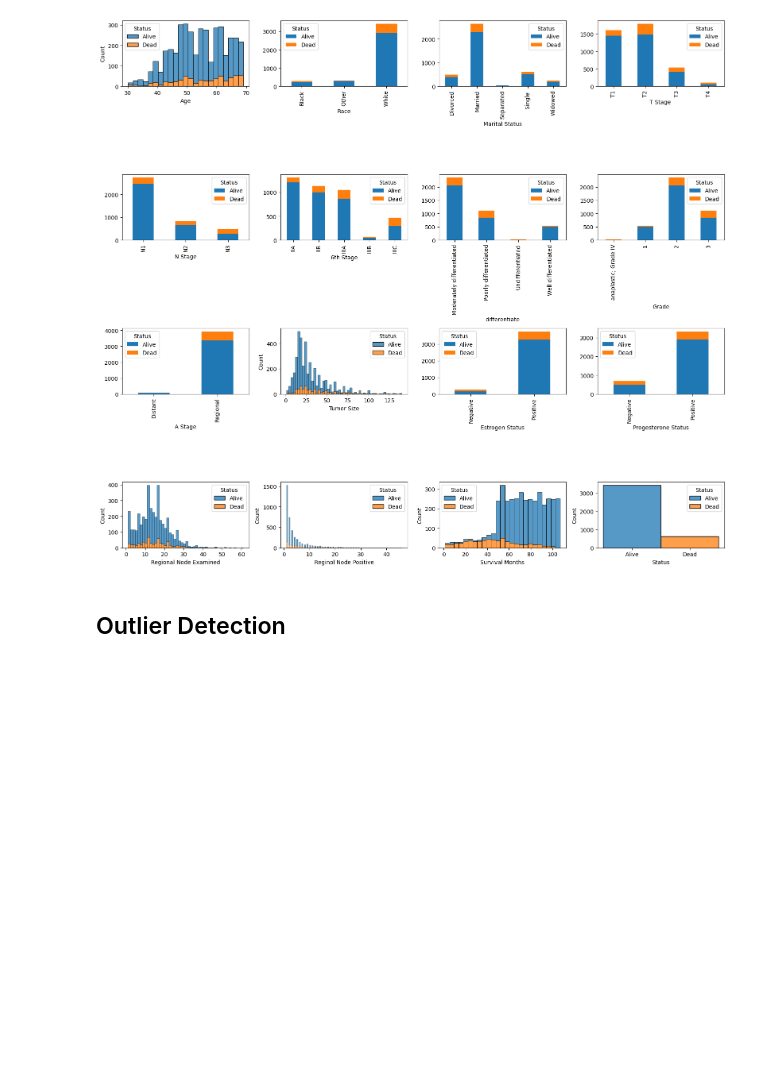
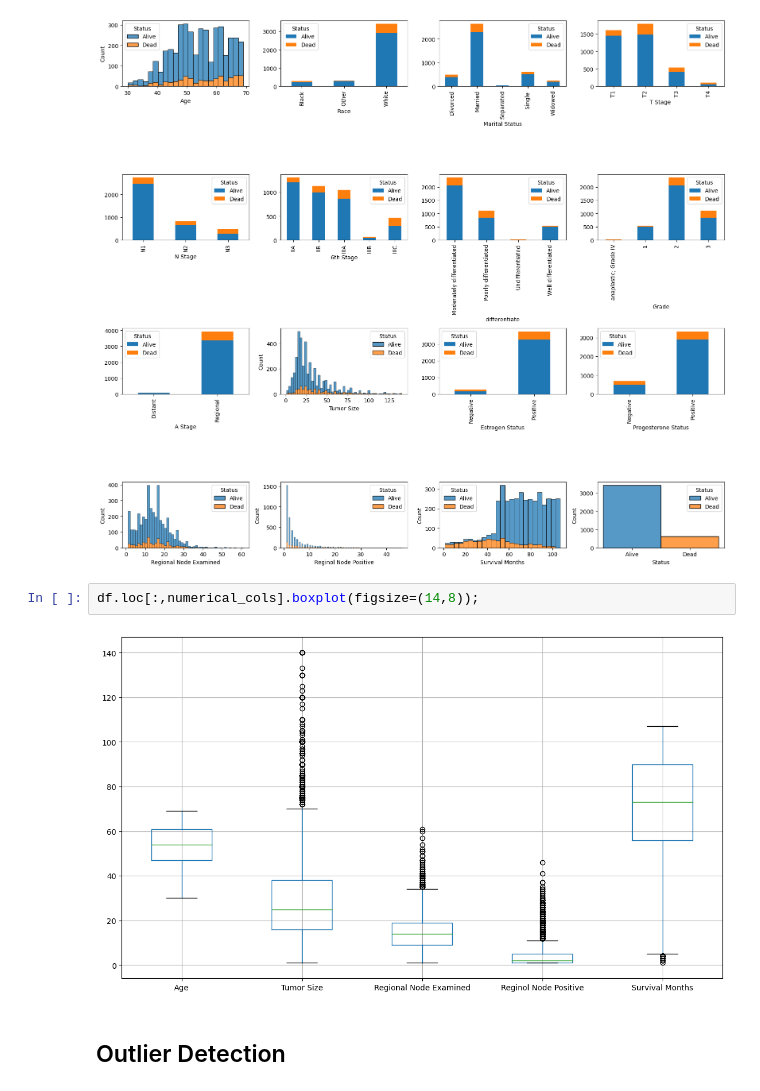
Before and after one commit to zivkovicbogdana/breast-cancer-prediction, a Jupyter notebook: analysis.ipynb, the cells around one changed output. Saved outputs shown, nothing was run; the diff lists cells and outputs as text; blank space fills up the shorter version.

Commit message:
Added boxplot

```diff
--- a/analysis.ipynb
+++ b/analysis.ipynb
@@ -43,6 +43,10 @@ for i, c in enumerate(df.columns):
 plt.tight_layout()
 # %% [output]
 [figure]
+# %%
+df.loc[:,numerical_cols].boxplot(figsize=(14,8));
+# %% [output]
+[figure, added]
 # %% [markdown]
 ## Outlier Detection
 # %%
```
Also changed, not shown: parts of 12 cells of this notebook.
